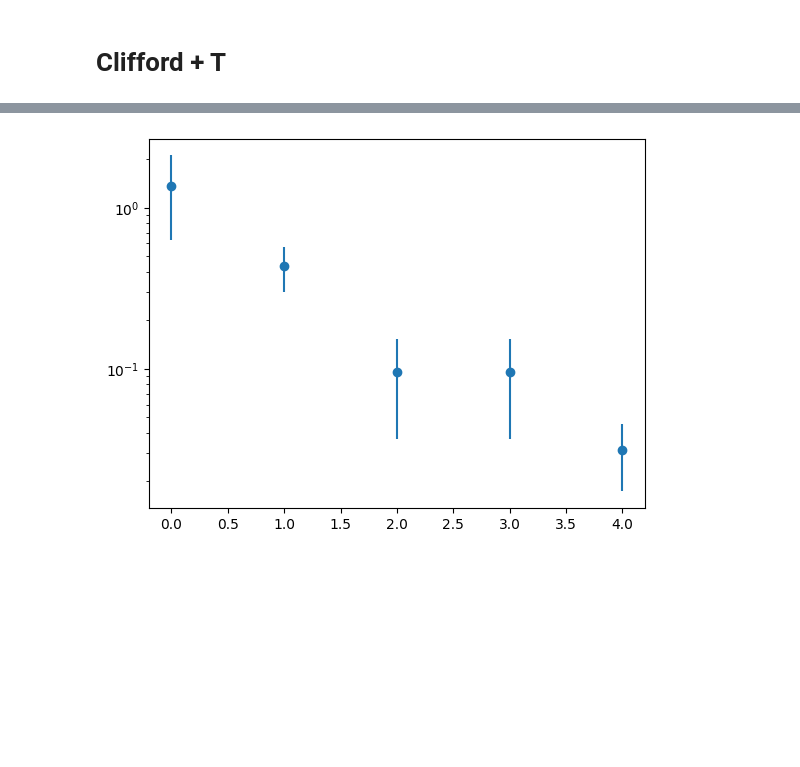
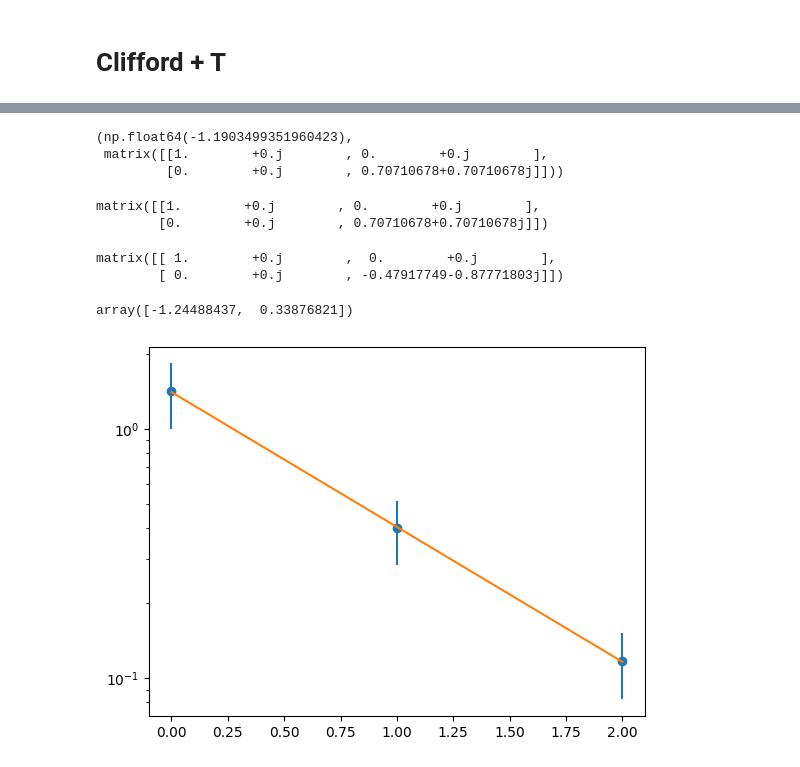
Before and after one commit to petergerrit/quai, a Jupyter notebook: peter/test.ipynb, the cells around one changed output, grey strips where cells are left out. Drawn from its saved outputs; the diff is of its cells as text; code cells hidden in the pictures; blank space fills up the shorter version.

```diff
--- a/peter/test.ipynb
+++ b/peter/test.ipynb
@@ -239,0 +226,2 @@ processed_array=np.array(processed_points)
+# %%
+my_points = get_points(3, gen_T(), 10)
@@ -239,0 +241,2 @@ processed_array=np.array(processed_points)
+# %%
+processed_points=[[min(item[:i+1]) for i in range(len(item))] for item in my_points]
@@ -243,0 +251,3 @@ processed_array.shape
+# %%
+def fit_func(x, A, B):
+    return np.exp(A*x+B)
@@ -244,9 +281,33 @@ processed_array.shape
+# %%
+get_slope(2)
+# %% [output]
+(np.float64(-1.1903499351960423),
+ matrix([[1.        +0.j        , 0.        +0.j        ],
+         [0.        +0.j        , 0.70710678+0.70710678j]]))
+# %%
+T
+# %% [output]
+matrix([[1.        +0.j        , 0.        +0.j        ],
+        [0.        +0.j        , 0.70710678+0.70710678j]])
+# %%
+get_slope(3, num_mats=5)
+# %% [output]
+matrix([[ 1.        +0.j        ,  0.        +0.j        ],
+        [ 0.        +0.j        , -0.47917749-0.87771803j]])
+# %%
+params, _ = curve_fit(fit_func, [*range(3)], [processed_array[:,i].mean() for i in range(processed_array.shape[-1])],\
+sigma=[processed_array[:,i].std() for i in range(processed_array.shape[-1])])
+# %%
+params
+# %% [output]
+array([-1.24488437,  0.33876821])
 # %%
 length = processed_array.shape[-1]
 
 plt.scatter([*range(length)], [processed_array[:,i].mean() for i in range(length)])
 plt.errorbar([*range(length)], [processed_array[:,i].mean() for i in range(length)], [processed_array[:,i].std() for i in range(length)], ls='none')
+plt.plot([*range(length)], [fit_func(i, *params) for i in range(length)])
 plt.yscale('log')
 plt.show()
 # %% [output]
-[figure, old version]
+[figure, new version]
```
Also changed, not shown: parts of 17 cells of this notebook, 1 other file.
